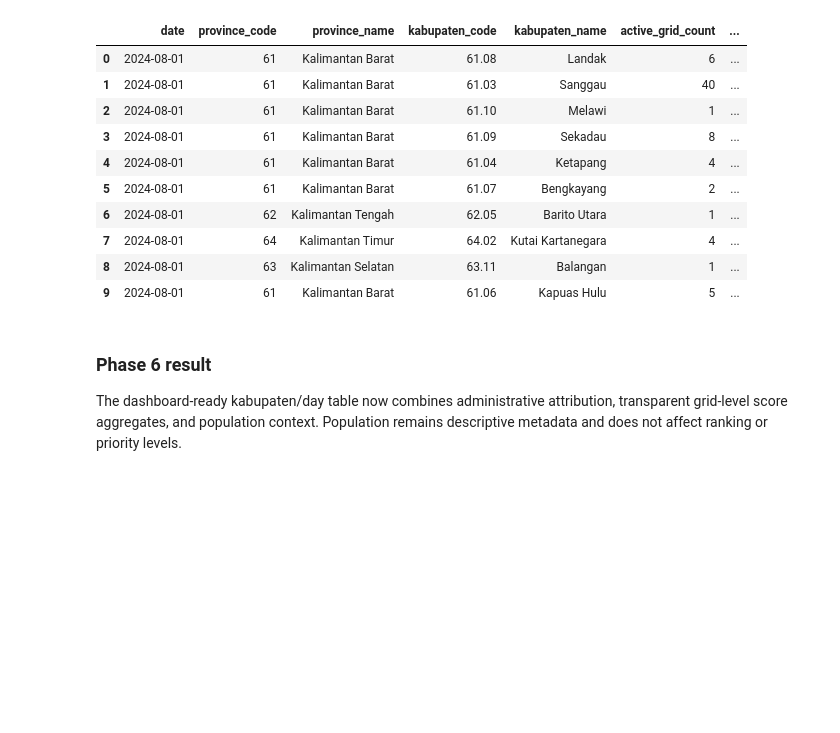
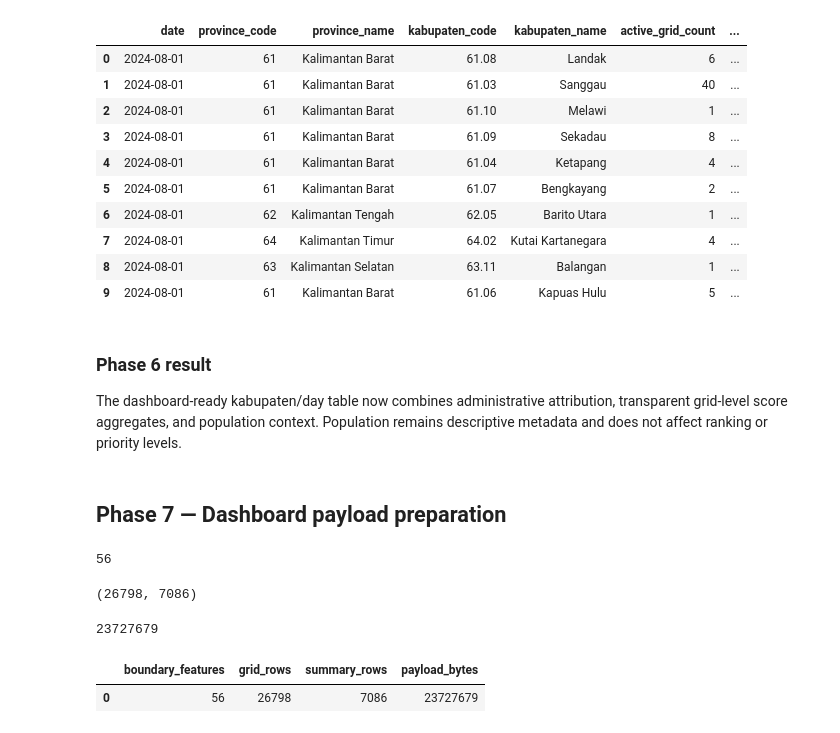
Before and after one commit to marimoria/Fireline, a Jupyter notebook: notebooks/07_FIRELINE_Kabupaten_Drilldown.ipynb, the cells around one changed output. Saved outputs shown, nothing was run; the diff lists cells and outputs as text; code cells hidden in the pictures; blank space fills up the shorter version.

Commit message:
phase7_dashboard_payload

```diff
--- a/notebooks/07_FIRELINE_Kabupaten_Drilldown.ipynb
+++ b/notebooks/07_FIRELINE_Kabupaten_Drilldown.ipynb
@@ -494,3 +494,49 @@ kabupaten_day_enriched.head(10)
 ### Phase 6 result
 
 The dashboard-ready kabupaten/day table now combines administrative attribution, transparent grid-level score aggregates, and population context. Population remains descriptive metadata and does not affect ranking or priority levels.
+# %% [markdown]
+## Phase 7 — Dashboard payload preparation
+# %%
+display_admin = admin.copy()
+display_admin['geometry'] = display_admin.geometry.simplify(0.003, preserve_topology=True)
+display_admin = display_admin[['admin_id', 'province_code', 'province_name', 'kabupaten_name', 'geometry']].rename(columns={'admin_id': 'kabupaten_code'})
+kabupaten_boundaries_geojson = json.loads(display_admin.to_json(drop_id=True))
+len(kabupaten_boundaries_geojson['features'])
+# %% [output]
+56
+# %%
+grid_payload_columns = ['grid_id', 'date', 'latitude', 'longitude', 'province_code', 'province_name', 'kabupaten_code', 'kabupaten_name', 'kabupaten_assignment_status', 'detection_count', 'active_days_7d', 'detections_7d', 'frp_median_mw', 'frp_max_mw', 'priority_score', 'priority_level', 'activity_points', 'persistence_points', 'intensity_points', 'last_seen_utc', 'nearest_school_km', 'nearest_school_name', 'quality_note']
+grid_payload = attributed_grid_days[grid_payload_columns].copy()
+grid_payload['last_seen_utc'] = pd.to_datetime(grid_payload['last_seen_utc'], utc=True, errors='coerce').dt.strftime('%Y-%m-%dT%H:%M:%SZ')
+grid_payload_rows = grid_payload.where(pd.notna(grid_payload), None).to_dict(orient='records')
+summary_payload_rows = kabupaten_day_enriched.where(pd.notna(kabupaten_day_enriched), None).to_dict(orient='records')
+len(grid_payload_rows), len(summary_payload_rows)
+# %% [output]
+(26798, 7086)
+# %%
+dashboard_payload = {
+    'contract_version': 'kabupaten-drilldown-1.0',
+    'generated_from': '07_FIRELINE_Kabupaten_Drilldown.ipynb',
+    'score_semantics': 'Grid-day scores remain calculated against all active Kalimantan areas on the same date.',
+    'population_semantics': 'Population is contextual metadata and is not included in priority scoring.',
+    'boundaries': kabupaten_boundaries_geojson,
+    'kabupaten_day_summary': summary_payload_rows,
+    'grid_day_attribution': grid_payload_rows,
+}
+payload_path = OUTPUT / 'kabupaten_dashboard_payload.json'
+payload_path.write_text(json.dumps(dashboard_payload, ensure_ascii=False, default=str), encoding='utf-8')
+payload_path.stat().st_size
+# %% [output]
+23727679
+# %%
+# Payload contract checks.
+payload_check = json.loads(payload_path.read_text(encoding='utf-8'))
+assert payload_check['contract_version'] == 'kabupaten-drilldown-1.0'
+assert len(payload_check['boundaries']['features']) == 56
+assert len(payload_check['grid_day_attribution']) == len(attributed_grid_days)
+assert len(payload_check['kabupaten_day_summary']) == len(kabupaten_day_enriched)
+assert payload_check['population_semantics'].startswith('Population is contextual')
+pd.DataFrame([{'boundary_features': len(payload_check['boundaries']['features']), 'grid_rows': len(payload_check['grid_day_attribution']), 'summary_rows': len(payload_check['kabupaten_day_summary']), 'payload_bytes': payload_path.stat().st_size}])
+# %% [output]
+|  | boundary_features | grid_rows | summary_rows | payload_bytes |
+| 0 | 56 | 26798 | 7086 | 23727679 |
```
Also changed, not shown: parts of 1 cell of this notebook, 1 other file.
